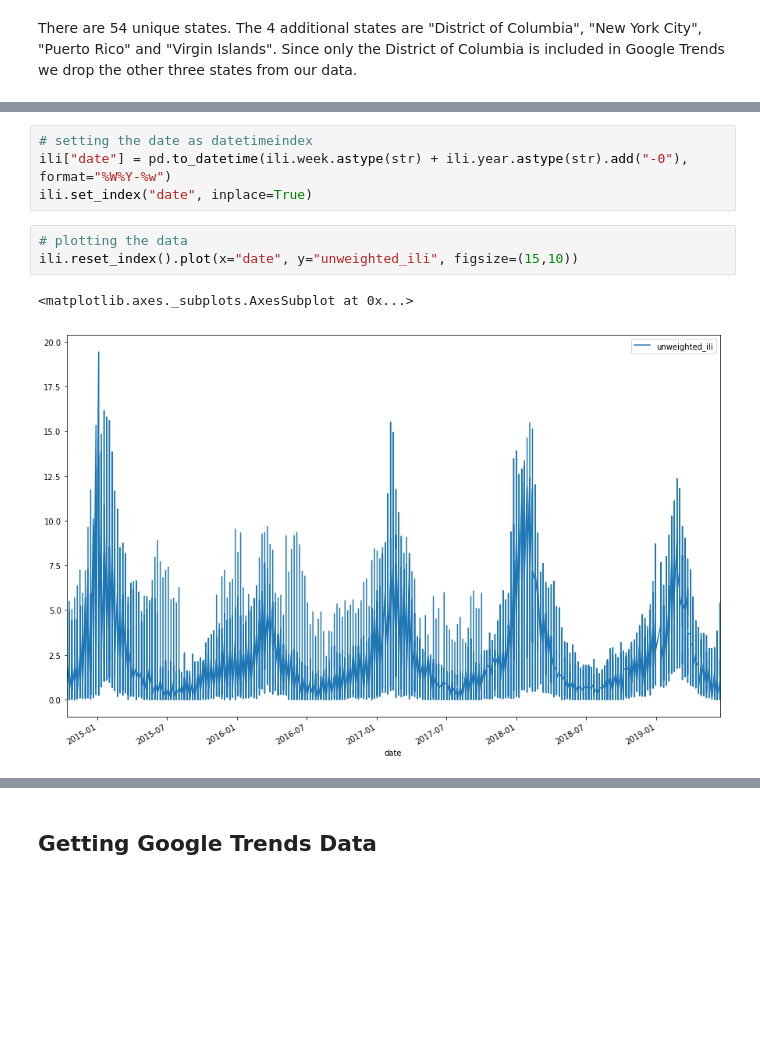
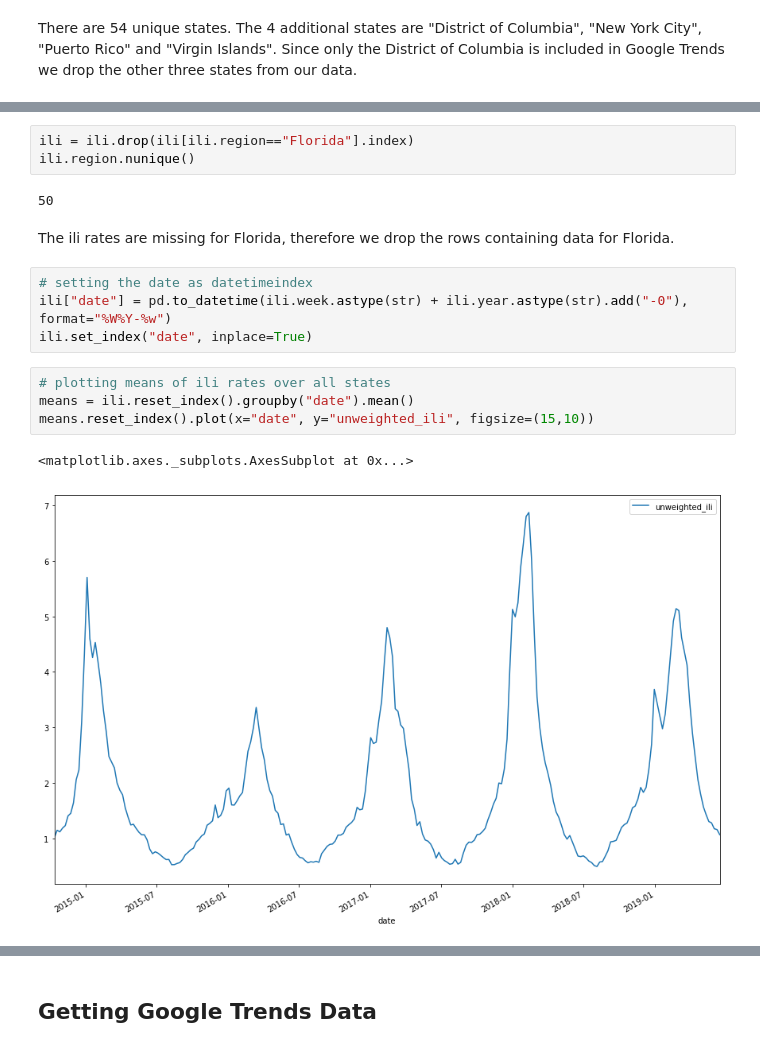
Before and after one commit to tlary/US-ILI-Rates-Forecasting-using-Google-Trends, a Jupyter notebook: curaio.ipynb, the cells around one changed output, grey strips where cells are left out. Saved outputs shown, nothing was run; the diff lists cells and outputs as text; blank space fills up the shorter version.

```diff
--- a/curaio.ipynb
+++ b/curaio.ipynb
@@ -106,10 +217,18 @@ ili.region.nunique()
+# %%
+ili = ili.drop(ili[ili.region=="Florida"].index)
+ili.region.nunique()
+# %% [output]
+50
+# %% [markdown]
+The ili rates are missing for Florida, therefore we drop the rows containing data for Florida.
 # %%
 # setting the date as datetimeindex
 ili["date"] = pd.to_datetime(ili.week.astype(str) + ili.year.astype(str).add("-0"), format="%W%Y-%w")
 ili.set_index("date", inplace=True)
 # %%
-# plotting the data
-ili.reset_index().plot(x="date", y="unweighted_ili", figsize=(15,10))
+# plotting means of ili rates over all states
+means = ili.reset_index().groupby("date").mean()
+means.reset_index().plot(x="date", y="unweighted_ili", figsize=(15,10))
 # %% [output]
 <matplotlib.axes._subplots.AxesSubplot at 0x...>
-[figure, old version]
+[figure, new version]
```
Also changed, not shown: parts of 7 cells of this notebook.
